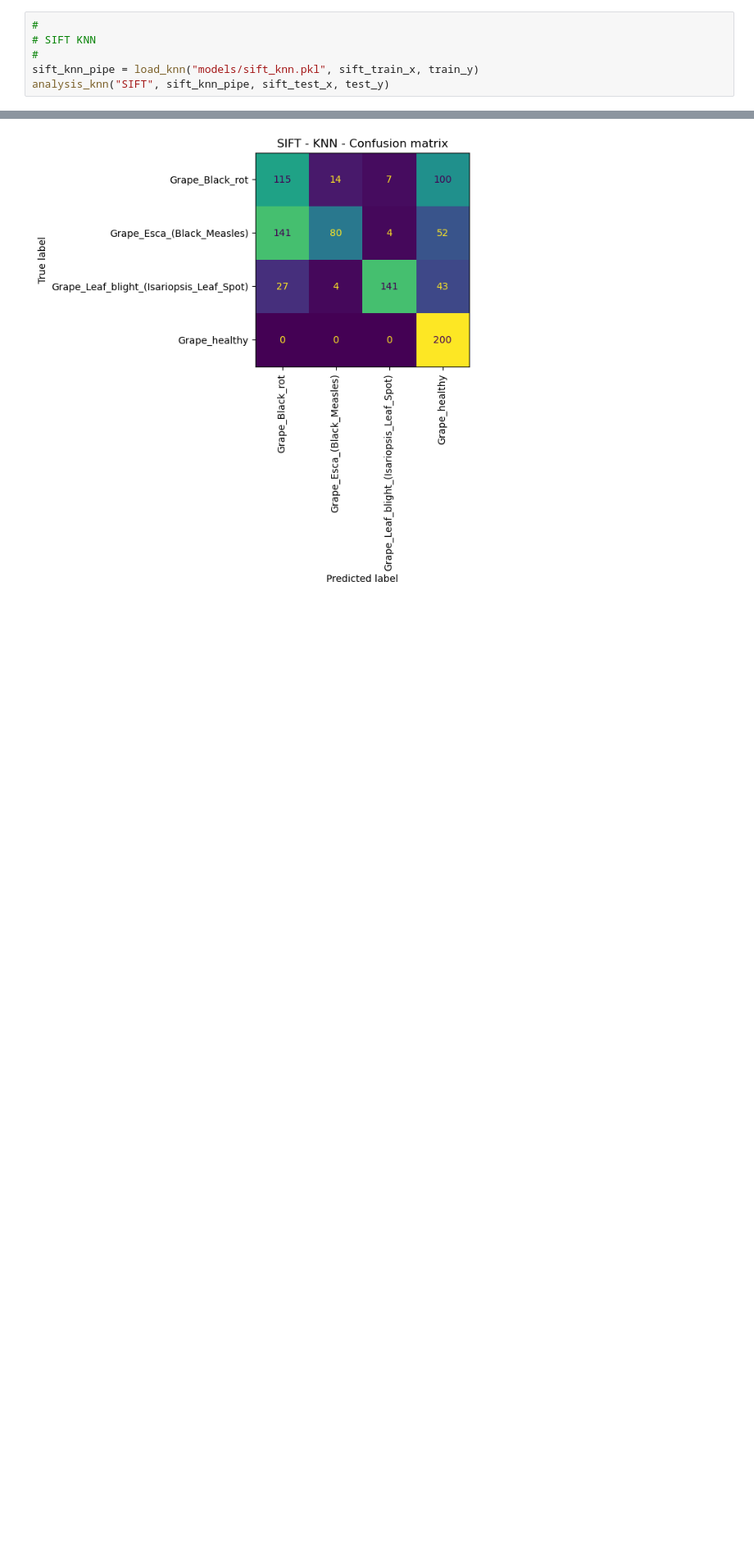
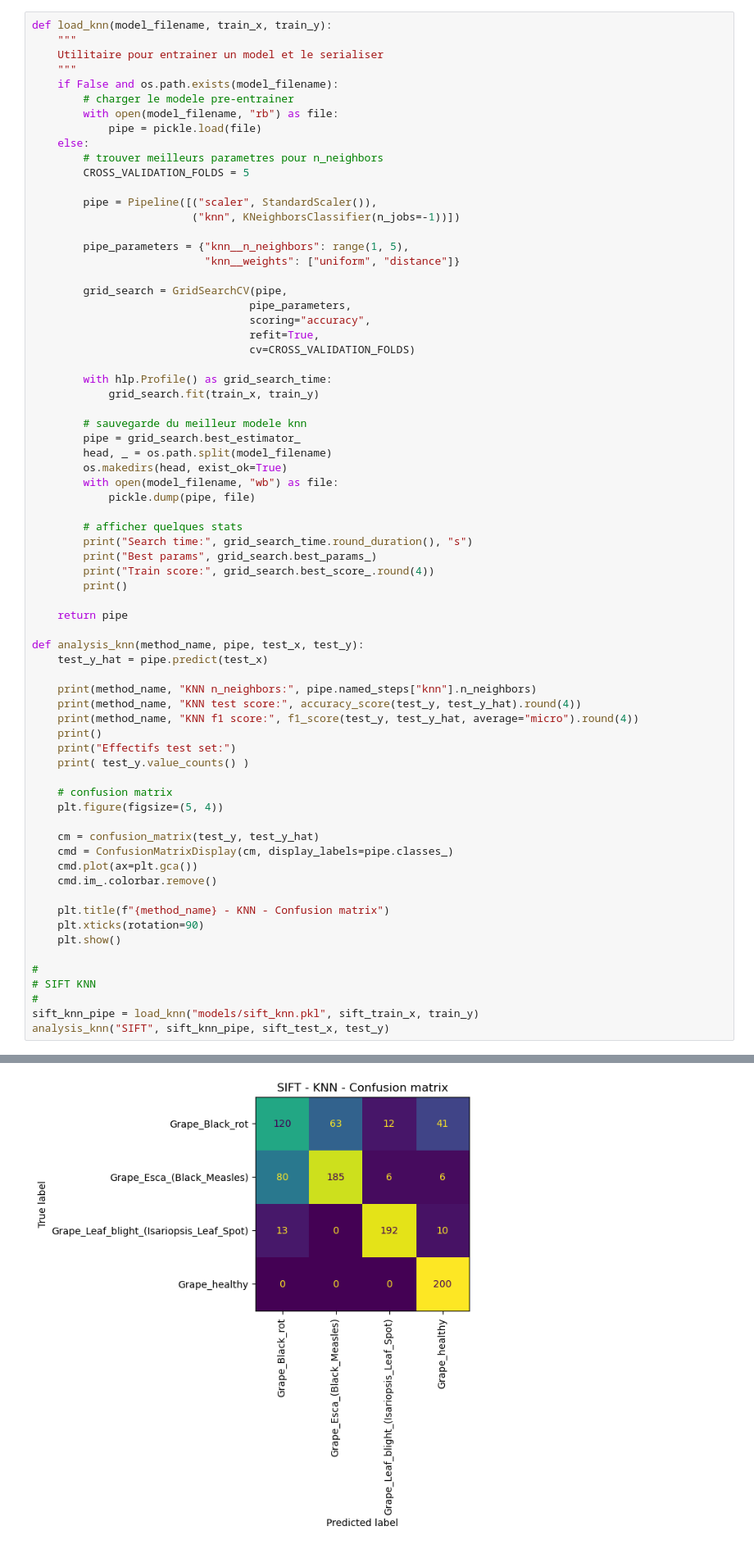
Before and after one commit to jfgagnon00/PlantVillage, a Jupyter notebook: JFG - Test Training.ipynb, the cells around one changed output, grey strips where cells are left out. Shown at 82% size. Saved outputs shown, nothing was run; the diff lists cells and outputs as text; blank space fills up the shorter version.

Commit message:
Tuning des parametres. Classification est revenu ~82% mais temps d'entrainement passe de ~250s a ~140s

```diff
--- a/JFG - Test Training.ipynb
+++ b/JFG - Test Training.ipynb
@@ -336,4 +313,68 @@ def analysis_rf(method_name, pipe, test_x, test_y):
 # %%
+def load_knn(model_filename, train_x, train_y):
+    """
+    Utilitaire pour entrainer un model et le serialiser
+    """
+    if False and os.path.exists(model_filename):
+        # charger le modele pre-entrainer
+        with open(model_filename, "rb") as file:
+            pipe = pickle.load(file)
+    else:
+        # trouver meilleurs parametres pour n_neighbors
+        CROSS_VALIDATION_FOLDS = 5
+
+        pipe = Pipeline([("scaler", StandardScaler()),
+                         ("knn", KNeighborsClassifier(n_jobs=-1))])
+
+        pipe_parameters = {"knn__n_neighbors": range(1, 5),
+                           "knn__weights": ["uniform", "distance"]}
+
+        grid_search = GridSearchCV(pipe,
+                                  pipe_parameters,
+                                  scoring="accuracy",
+                                  refit=True,
+                                  cv=CROSS_VALIDATION_FOLDS)
+
+        with hlp.Profile() as grid_search_time:
+            grid_search.fit(train_x, train_y)
+
+        # sauvegarde du meilleur modele knn
+        pipe = grid_search.best_estimator_
+        head, _ = os.path.split(model_filename)
+        os.makedirs(head, exist_ok=True)
+        with open(model_filename, "wb") as file:
+            pickle.dump(pipe, file)
+
+        # afficher quelques stats
+        print("Search time:", grid_search_time.round_duration(), "s")
+        print("Best params", grid_search.best_params_)
+        print("Train score:", grid_search.best_score_.round(4))
+        print()
+
+    return pipe
+
+def analysis_knn(method_name, pipe, test_x, test_y):
+    test_y_hat = pipe.predict(test_x)
+
+    print(method_name, "KNN n_neighbors:", pipe.named_steps["knn"].n_neighbors)
+    print(method_name, "KNN test score:", accuracy_score(test_y, test_y_hat).round(4))
+    print(method_name, "KNN f1 score:", f1_score(test_y, test_y_hat, average="micro").round(4))
+    print()
+    print("Effectifs test set:")
+    print( test_y.value_counts() )
+
+    # confusion matrix
+    plt.figure(figsize=(5, 4))
+
+    cm = confusion_matrix(test_y, test_y_hat)
+    cmd = ConfusionMatrixDisplay(cm, display_labels=pipe.classes_)
+    cmd.plot(ax=plt.gca())
+    cmd.im_.colorbar.remove()
+
+    plt.title(f"{method_name} - KNN - Confusion matrix")
+    plt.xticks(rotation=90)
+    plt.show()
+
 #
 # SIFT KNN
 #
@@ -349,8 +392,8 @@ SIFT KNN test score: 0.5776
 Effectifs test set:
 Grape_Esca_(Black_Measles)                  277
 Grape_Black_rot                             236
 Grape_Leaf_blight_(Isariopsis_Leaf_Spot)    215
 Grape_healthy                               200
 Name: label, dtype: int64
-[figure, old version]
+[figure, new version]
 # %%
```
Also changed, not shown: parts of 16 cells of this notebook, 2 other files.
